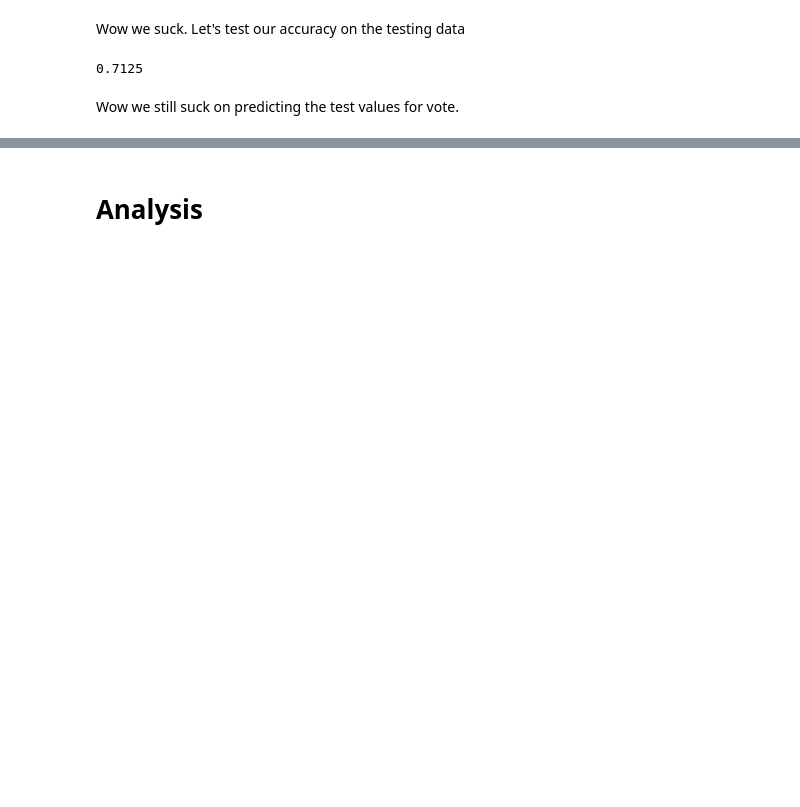
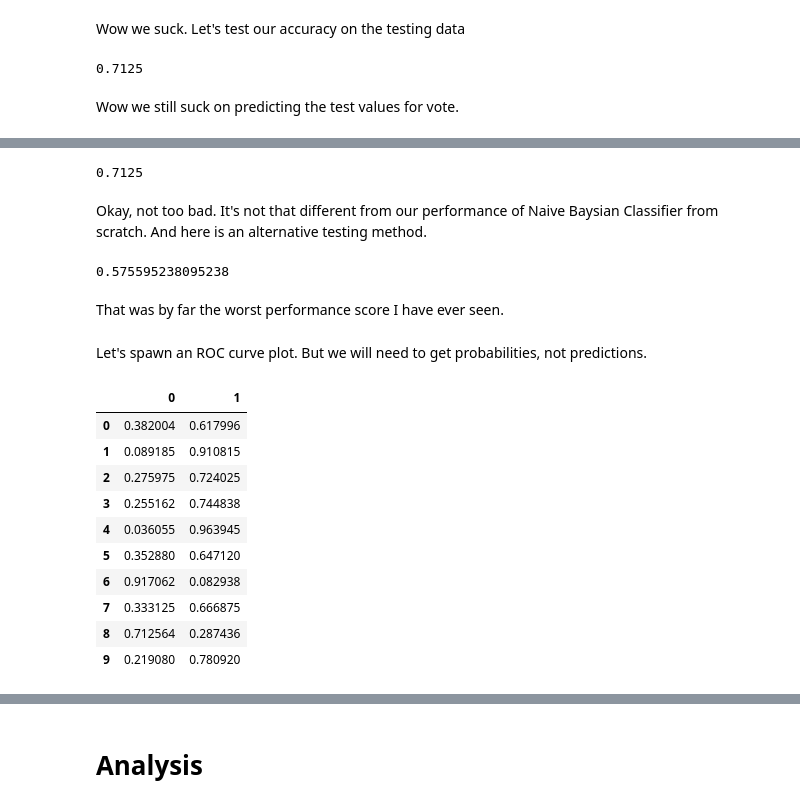
Before and after one commit to edunford/coding_discussions_ppol564_fall2020, a Jupyter notebook: 05_coding_discussion/Submissions/huynh_justine_jgh75.ipynb, the cells around one changed output, grey strips where cells are left out. Drawn from its saved outputs; the diff is of its cells as text; code cells hidden in the pictures; blank space fills up the shorter version.

```diff
--- a/05_coding_discussion/Submissions/huynh_justine_jgh75.ipynb
+++ b/05_coding_discussion/Submissions/huynh_justine_jgh75.ipynb
@@ -241,0 +271,39 @@ Wow we still suck on predicting the test values for vote.
+# %%
+# Instantiate the model class
+gnb = GaussianNB()
+gnb.fit(train_x, train_y) # Train
+
+# Predict
+y_pred = gnb.predict(test_x)
+
+# Out-of-sample performance
+m.accuracy_score(test_y,y_pred)
+# %% [output]
+0.7125
+# %% [markdown]
+Okay, not too bad. It's not that different from our performance of Naive Baysian Classifier from scratch.
+And here is an alternative testing method.
+# %%
+m.roc_auc_score(test_y,y_pred)
+# %% [output]
+0.575595238095238
+# %% [markdown]
+That was by far the worst performance score I have ever seen.
+# %% [markdown]
+Let's spawn an ROC curve plot. But we will need to get probabilities, not predictions.
+# %%
+probs = gnb.predict_proba(test_x)
+probs =  pd.DataFrame(probs,columns=gnb.classes_)
+probs.head(10)
+# %% [output]
+|  | 0 | 1 |
+| 0 | 0.382004 | 0.617996 |
+| 1 | 0.089185 | 0.910815 |
+| 2 | 0.275975 | 0.724025 |
+| 3 | 0.255162 | 0.744838 |
+| 4 | 0.036055 | 0.963945 |
+| 5 | 0.352880 | 0.647120 |
+| 6 | 0.917062 | 0.082938 |
+| 7 | 0.333125 | 0.666875 |
+| 8 | 0.712564 | 0.287436 |
+| 9 | 0.219080 | 0.780920 |
```
Also changed, not shown: parts of 23 cells of this notebook.
